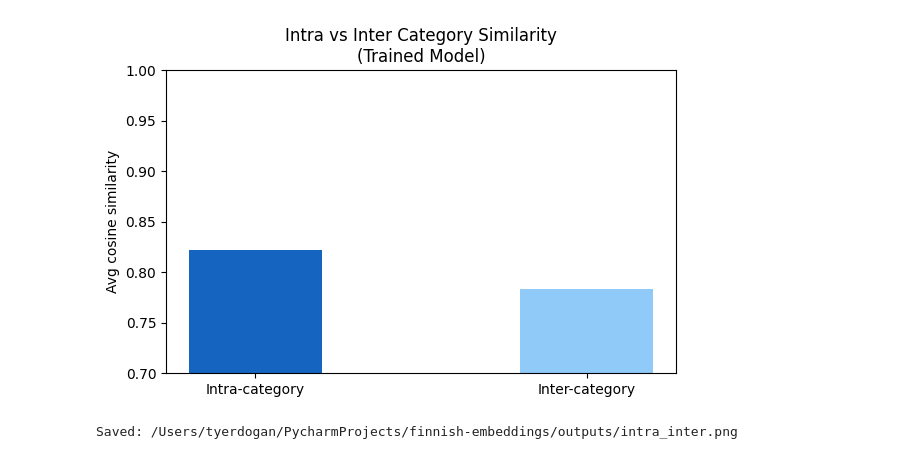
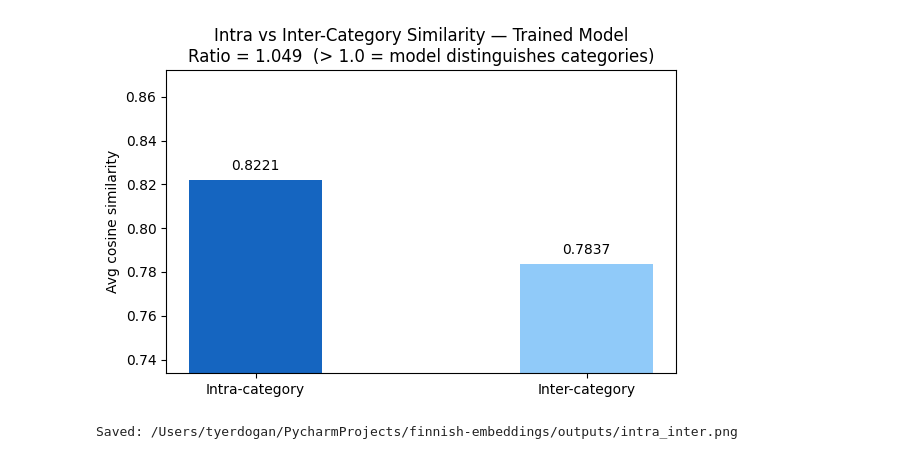
Before and after one commit to tyerdogan/finnish-embedding, a Jupyter notebook: notebooks/evaluate.ipynb, the cells around one changed output. Saved outputs shown, nothing was run; the diff lists cells and outputs as text; code cells hidden in the pictures.

```diff
--- a/notebooks/evaluate.ipynb
+++ b/notebooks/evaluate.ipynb
@@ -290,21 +540,21 @@ Category : Ajoneuvot (Vehicles)
 # %%
-## Step 8: Intra- vs Inter-Category Similarity
-# cat_names and labels are defined in Step 6 (t-SNE).
-# If Step 6 was not run, this cell would raise NameError.
-# Redefine defensively as a safety fallback.
-if "cat_names" not in globals():
+## Cell 9 — Intra- vs Inter-category similarity
+
+# cat_names and labels are defined in Cell 7 (t-SNE).
+# Defensive recomputation in case cells are run out of order.
+if "cat_names" not in dir() or cat_names is None:
     cat_names = list(categories.keys())
-    labels = []
-    for cat_name, sents in categories.items():
-        labels.extend([cat_names.index(cat_name)] * len(sents))
-    labels = np.array(labels)
+    labels = np.array([
+        cat_names.index(c)
+        for c, ss in categories.items()
+        for _ in ss
+    ])
 
-# Measures whether the model clusters same-category sentences closer together.
 n_cats = len(cat_names)
-sim_np = torch.mm(trained_embs, trained_embs.T).numpy()
+sim_np = torch.mm(trained_embs, trained_embs.T).numpy()   # (40, 40)
 
-intra = []
-inter = []
+intra_scores = []
+inter_scores = []
 
 for i in range(n_cats):
     for j in range(n_cats):
@@ -312,30 +562,48 @@ for i in range(n_cats):
         mask_j = labels == j
         block  = sim_np[np.ix_(mask_i, mask_j)]
         if i == j:
-            # Upper triangle only — excludes self-similarity (diagonal = 1.0)
+            # Upper-triangle only — exclude the diagonal (self-similarity = 1.0)
             n    = block.shape[0]
             vals = [block[r, c] for r in range(n) for c in range(r + 1, n)]
             if vals:
-                intra.append(np.mean(vals))
+                intra_scores.append(float(np.mean(vals)))
         else:
-            inter.append(block.mean())
+            inter_scores.append(float(block.mean()))
 
-print(f"Avg intra-category similarity : {np.mean(intra):.4f}")
-print(f"Avg inter-category similarity : {np.mean(inter):.4f}")
-print(f"Ratio (intra / inter)         : {np.mean(intra) / np.mean(inter):.3f}")
+avg_intra = float(np.mean(intra_scores))
+avg_inter = float(np.mean(inter_scores))
+ratio     = avg_intra / avg_inter if avg_inter > 0 else float("inf")
+
+print(f"Avg intra-category similarity : {avg_intra:.4f}")
+print(f"Avg inter-category similarity : {avg_inter:.4f}")
+print(f"Ratio (intra / inter)         : {ratio:.3f}")
+print()
+print("Per-category intra-similarity:")
+for cat, score in zip(cat_names, intra_scores):
+    print(f"  {cat:<28} {score:.4f}")
 print()
 print("Interpretation:")
-print("  Ratio > 1.0 \u2192 model distinguishes categories")
-print("  Higher ratio \u2192 better semantic clustering")
+print(f"  Ratio = {ratio:.3f} > 1.0 → the model gives higher similarity to same-category pairs.")
+print("  The gap is small, which is consistent with the high anisotropy (0.79):")
+print("  anisotropy lifts the similarity floor for ALL pairs, compressing the")
+print("  intra/inter gap. Contrastive fine-tuning (e.g. SimCSE) would push this ratio\n"
+    "  higher by reducing the global anisotropy floor.")
 
+# --- Bar chart ---
 fig, ax = plt.subplots(figsize=(6, 4))
-## Step 8a: Bar chart
-ax.bar(["Intra-category", "Inter-category"],
-       [np.mean(intra), np.mean(inter)],
-       color=["#1565C0", "#90CAF9"], width=0.4)
+ax.bar(
+    ["Intra-category", "Inter-category"],
+    [avg_intra, avg_inter],
+    color=["#1565C0", "#90CAF9"], width=0.4,
+)
+ax.set_ylim(max(0, min(avg_intra, avg_inter) - 0.05), min(1.0, max(avg_intra, avg_inter) + 0.05))
 ax.set_ylabel("Avg cosine similarity")
-ax.set_title("Intra vs Inter Category Similarity\n(Trained Model)")
-ax.set_ylim(0.7, 1.0)
+ax.set_title(
+    f"Intra vs Inter-Category Similarity — Trained Model\n"
+    f"Ratio = {ratio:.3f}  (> 1.0 = model distinguishes categories)"
+)
+for i, val in enumerate([avg_intra, avg_inter]):
+    ax.text(i, val + 0.003, f"{val:.4f}", ha="center", va="bottom", fontsize=10)
 plt.tight_layout()
 save_path = "outputs/intra_inter.png"
 plt.savefig(save_path, dpi=150, bbox_inches="tight")
@@ -352,2 +630,2 @@ Interpretation:
-[figure, old version]
+[figure, new version]
 Saved: /Users/tyerdogan/PycharmProjects/finnish-embeddings/outputs/intra_inter.png
```
Also changed, not shown: parts of 20 cells of this notebook, 4 other files.
